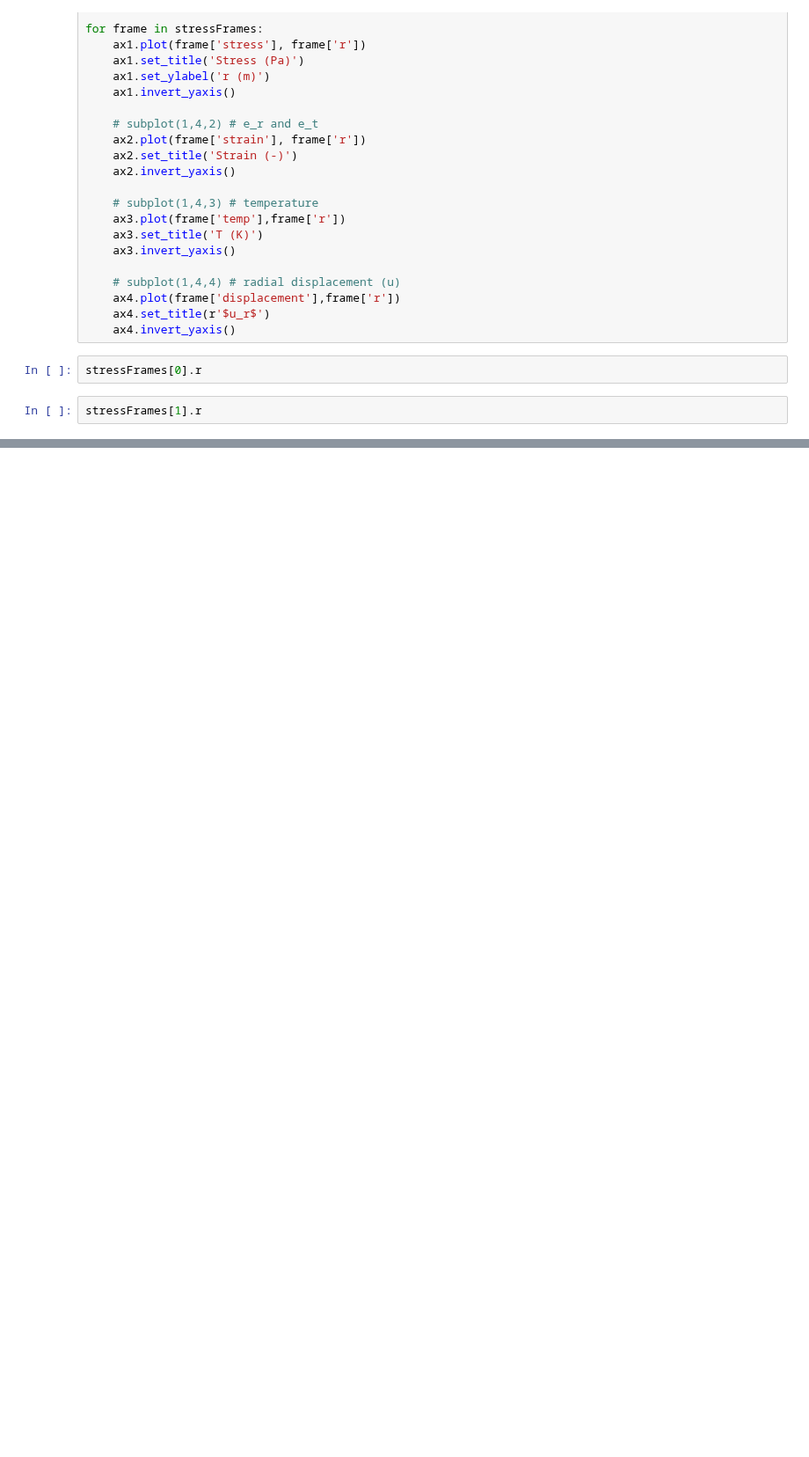
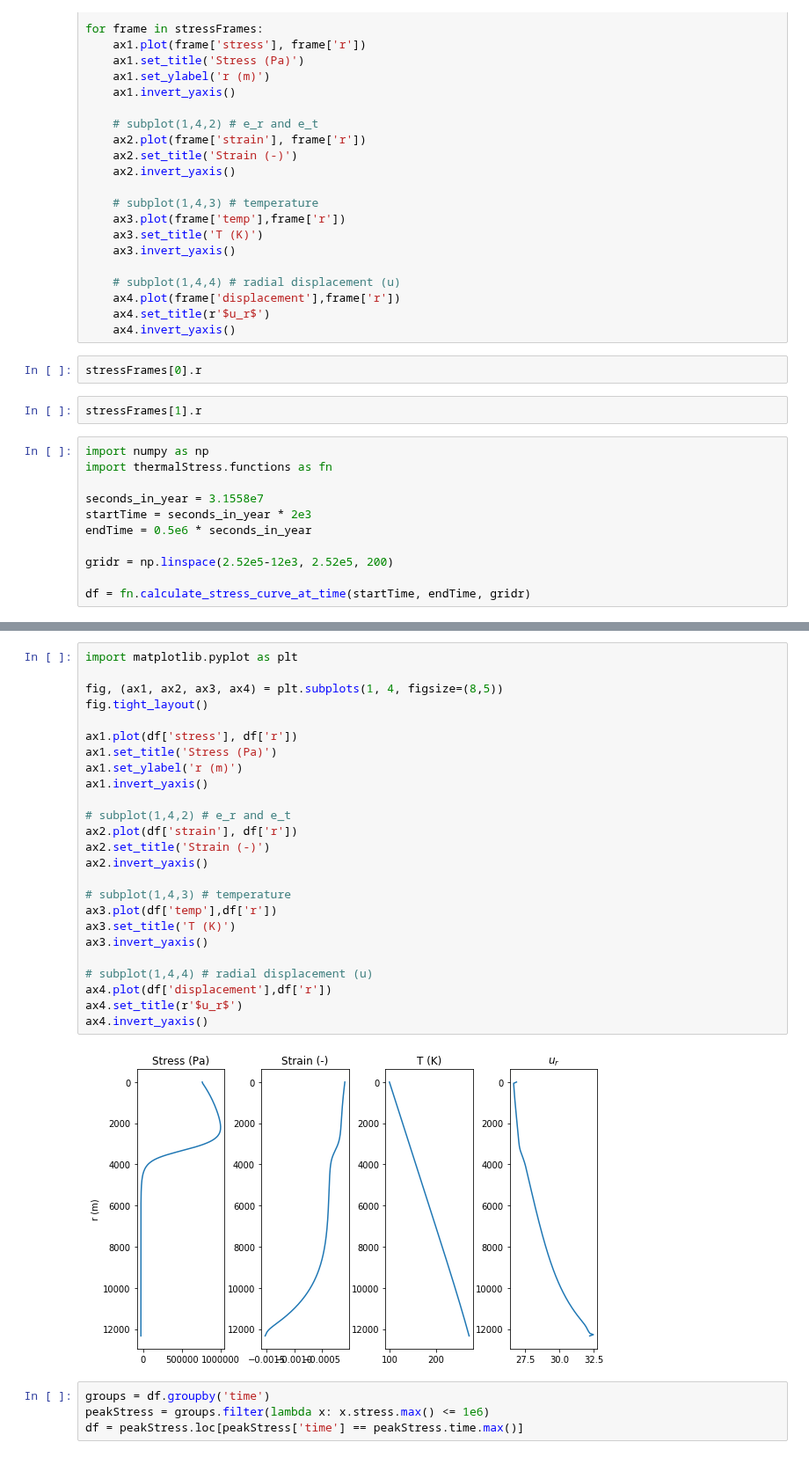
Before and after one commit to ssajous/europa-cycloids, a Jupyter notebook: src/Thermal Stress.ipynb, the cells around one changed output, grey strips where cells are left out. Shown at 88% size. Saved outputs shown, nothing was run; the diff lists cells and outputs as text; blank space fills up the shorter version.

Commit message:
moved thermal stress code into a module

```diff
--- a/src/Thermal Stress.ipynb
+++ b/src/Thermal Stress.ipynb
@@ -580,3 +580,14 @@ for frame in stressFrames:
 stressFrames[0].r
 # %%
 stressFrames[1].r
+# %%
+import numpy as np
+import thermalStress.functions as fn
+
+seconds_in_year = 3.1558e7
+startTime = seconds_in_year * 2e3
+endTime = 0.5e6 * seconds_in_year
+
+gridr = np.linspace(2.52e5-12e3, 2.52e5, 200)
+
+df = fn.calculate_stress_curve_at_time(startTime, endTime, gridr)
@@ -582,0 +612,31 @@ stressFrames[1].r
+# %%
+import matplotlib.pyplot as plt
+
+fig, (ax1, ax2, ax3, ax4) = plt.subplots(1, 4, figsize=(8,5))
+fig.tight_layout()
+
+ax1.plot(df['stress'], df['r'])
+ax1.set_title('Stress (Pa)')
+ax1.set_ylabel('r (m)')
+ax1.invert_yaxis()
+
+# subplot(1,4,2) # e_r and e_t
+ax2.plot(df['strain'], df['r'])
+ax2.set_title('Strain (-)')
+ax2.invert_yaxis()
+
+# subplot(1,4,3) # temperature
+ax3.plot(df['temp'],df['r'])
+ax3.set_title('T (K)')
+ax3.invert_yaxis()
+
+# subplot(1,4,4) # radial displacement (u)
+ax4.plot(df['displacement'],df['r'])
+ax4.set_title(r'$u_r$')
+ax4.invert_yaxis()
+# %% [output]
+[figure, added]
+# %%
+groups = df.groupby('time')
+peakStress = groups.filter(lambda x: x.stress.max() <= 1e6)
+df = peakStress.loc[peakStress['time'] == peakStress.time.max()]
```
Also changed, not shown: parts of 3 cells of this notebook, 4 other files.
